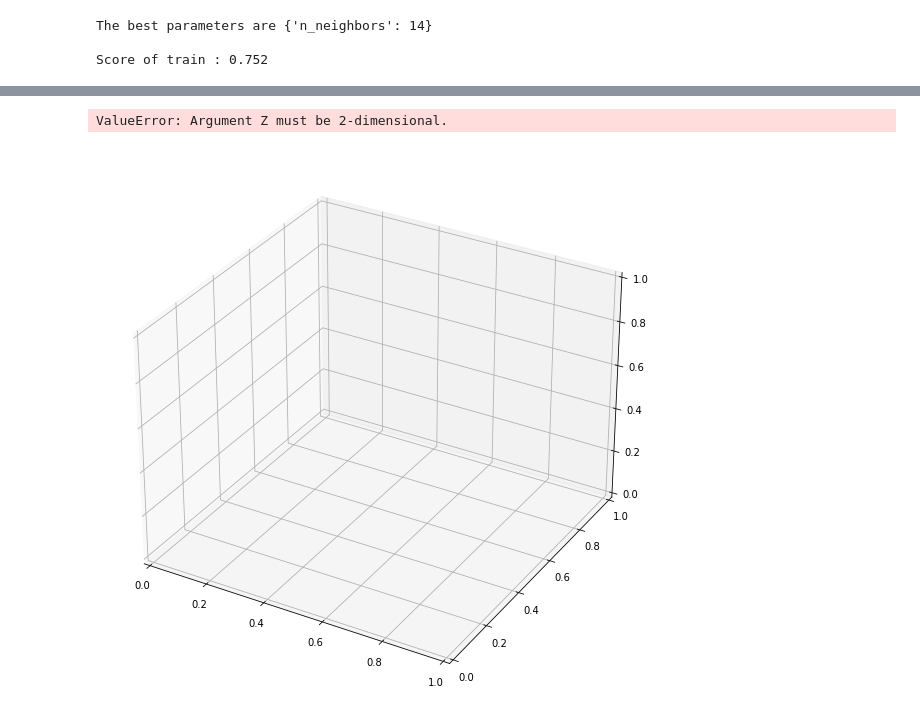
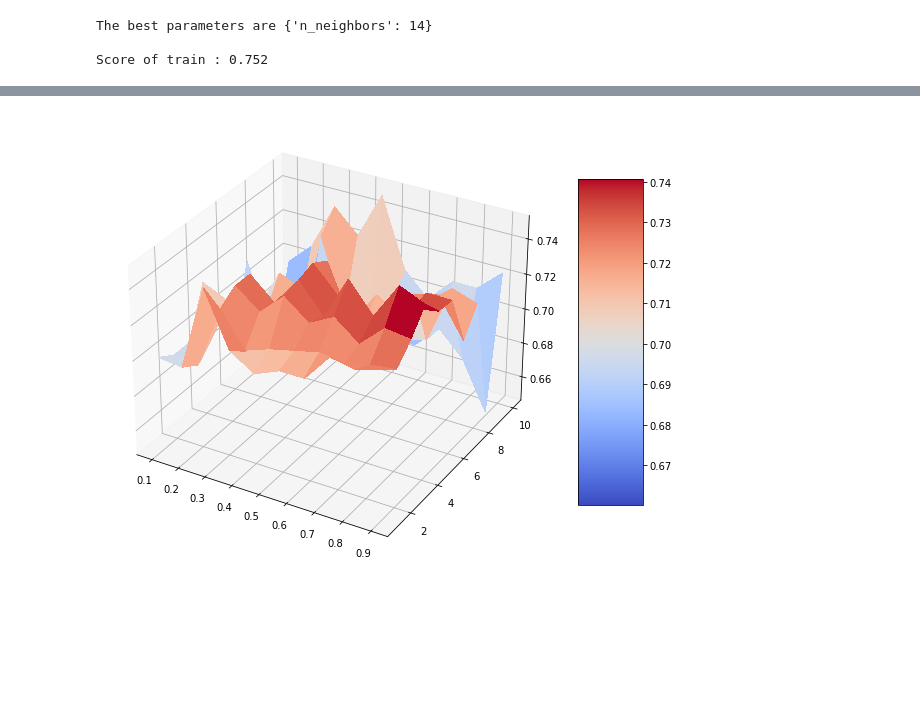
Before and after one commit to BlasFerreira/Machine_Learning, a Jupyter notebook: Supervised/Clasification/1_K_Nearest_Neighbor/1_Diabetes Case/KNN Diabetes.ipynb, the cells around one changed output, grey strips where cells are left out. Cells and saved outputs as stored; diff of their text form; code cells hidden in the pictures; blank space fills up the shorter version.

```diff
--- a/Supervised/Clasification/1_K_Nearest_Neighbor/1_Diabetes Case/KNN Diabetes.ipynb
+++ b/Supervised/Clasification/1_K_Nearest_Neighbor/1_Diabetes Case/KNN Diabetes.ipynb
@@ -608,28 +615,36 @@ array([0.1       , 0.18888889, 0.27777778, 0.36666667, 0.45555556,
 # %%
+X = df[['Pregnancies','Glucose','BloodPressure','SkinThickness','Insulin','BMI','DiabetesPedigreeFunction','Age']]
+y = df[['Outcome']]
+
+tsize = np.linspace(0.1,0.9, num=10)
+param = { 'n_neighbors' : list( range(1,11) ) }
+
 for i in tsize:
 
-    X_train, X_test, y_train, y_test = train_test_split(X,y, test_size = i, random_state=4)
+    X_train2, X_test2, y_train2, y_test2 = train_test_split( X , y , test_size = i , random_state=4 )
 
-    scaler = StandardScaler().fit(X_train)
+    scaler = StandardScaler().fit(X_train2)
 
-    X_train_scal = scaler.transform( X_train )
-    X_test_scal = scaler.transform( X_test )
+    X_train2_scal = scaler.transform( X_train2 )
+    X_test2_scal = scaler.transform( X_test2 )
 
-    knn = GridSearchCV(model_knn, # modelo
-                       param_grid = parameters, # Hyperparametros
+    knn2 = GridSearchCV(KNeighborsClassifier(), # modelo
+                       param_grid = param, # Hyperparametros
                        refit = True, # retur best Parametrs
                        scoring='accuracy',
                        cv = 5, # Count folds
                        verbose=1) #Information about training
 
-    knn.fit( X_train_scal, y_train )
+    knn2.fit( X_train2_scal, y_train2 )
 
-    aux = np.array([ [pd.DataFrame.from_dict(scores).mean_test_score] ])
+    scores = knn2.cv_results_
+
+    aux = np.array( [pd.DataFrame.from_dict(scores).mean_test_score] )
 
     if i == 0.1 :
         b = aux
     else :
-        b = np.concatenate(( b,aux ), axis=1)
+        b = np.concatenate(( b,aux ), axis=0)
 
     print( b.shape )
 # %% [output]
@@ -732,13 +688,14 @@ SyntaxError: invalid syntax (<ipython-input-323-b547020ec629>, line 1)
 # %%
 f = plt.figure(figsize=(10,10))
 axi = f.gca(projection = '3d')
-x = range(1,100)
-y = test_size
+# tsize = np.linspace(0.1,0.9, num=10)
+x = tsize
+# param = { 'n_neighbors' : list( range(1,11) ) }
+y = list( range(1,11) )
 x,y = np.meshgrid(x,y)
 z = b
 figura = axi.plot_surface(x,y,z, cmap=cm.coolwarm, linewidth=0, antialiased=False)
 f.colorbar(figura, shrink=0.6, aspect=5)
 plt.show()
 # %% [output]
-ValueError: Argument Z must be 2-dimensional.
-[figure, old version]
+[figure, new version]
```
Also changed, not shown: parts of 15 cells of this notebook.
